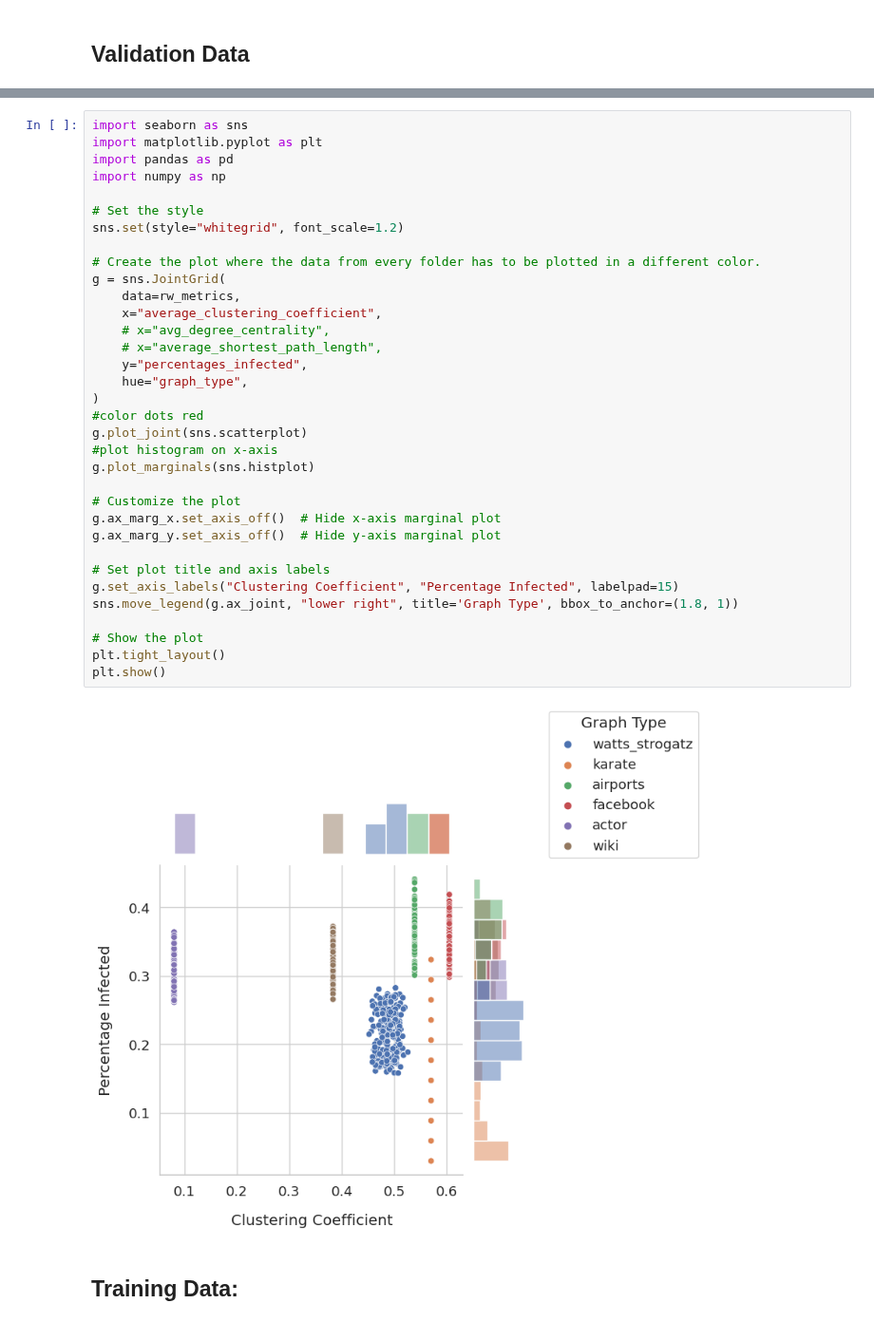
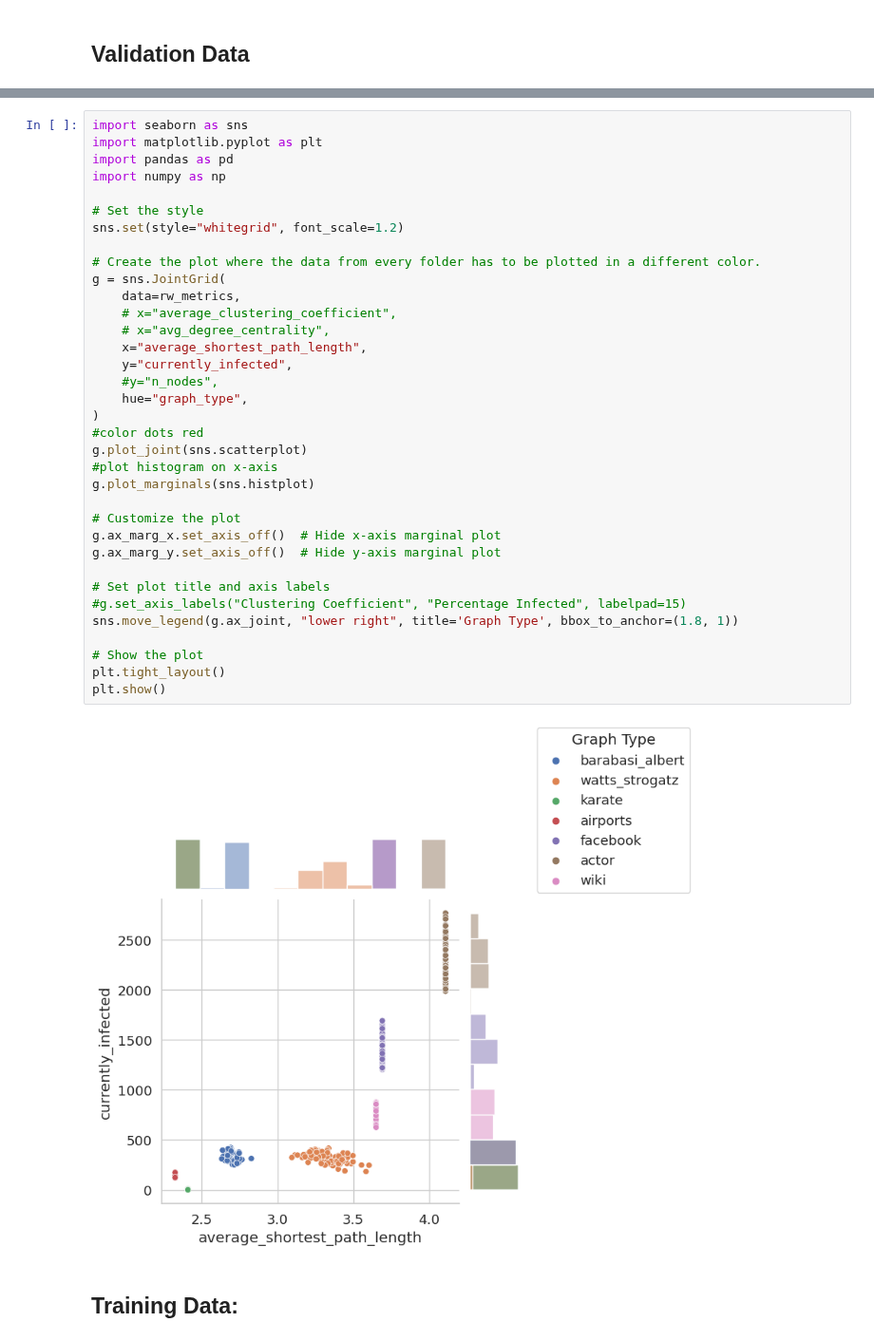
Before and after one commit to joh-dah/source_detection, a Jupyter notebook: report_vis/data_vis.ipynb, the cells around one changed output, grey strips where cells are left out. Shown at 95% size. Drawn from its saved outputs; the diff is of its cells as text.

```diff
--- a/report_vis/data_vis.ipynb
+++ b/report_vis/data_vis.ipynb
@@ -117,38 +118,39 @@ plt.show()
 import seaborn as sns
 import matplotlib.pyplot as plt
 import pandas as pd
 import numpy as np
 
 # Set the style
 sns.set(style="whitegrid", font_scale=1.2)
 
 # Create the plot where the data from every folder has to be plotted in a different color.
 g = sns.JointGrid(
     data=rw_metrics,
-    x="average_clustering_coefficient",
+    # x="average_clustering_coefficient",
     # x="avg_degree_centrality",
-    # x="average_shortest_path_length",
-    y="percentages_infected",
+    x="average_shortest_path_length",
+    y="currently_infected",
+    #y="n_nodes",
     hue="graph_type",
 )
 #color dots red
 g.plot_joint(sns.scatterplot)
 #plot histogram on x-axis
 g.plot_marginals(sns.histplot)
 
 # Customize the plot
 g.ax_marg_x.set_axis_off()  # Hide x-axis marginal plot
 g.ax_marg_y.set_axis_off()  # Hide y-axis marginal plot
 
 # Set plot title and axis labels
-g.set_axis_labels("Clustering Coefficient", "Percentage Infected", labelpad=15)
+#g.set_axis_labels("Clustering Coefficient", "Percentage Infected", labelpad=15)
 sns.move_legend(g.ax_joint, "lower right", title='Graph Type', bbox_to_anchor=(1.8, 1))
 
 # Show the plot
 plt.tight_layout()
 plt.show()
 # %% [output]
-[figure, old version]
+[figure, new version]
 # %% [markdown]
 ## Training Data:
 # %%
```
Also changed, not shown: parts of 6 cells of this notebook, 2 other files.
